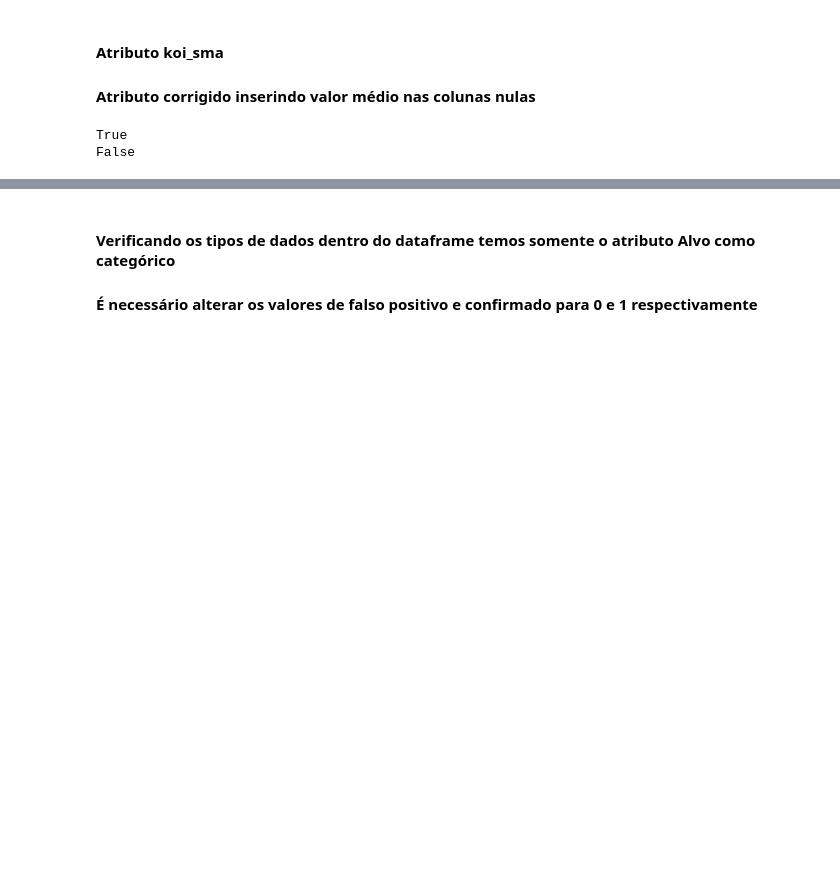
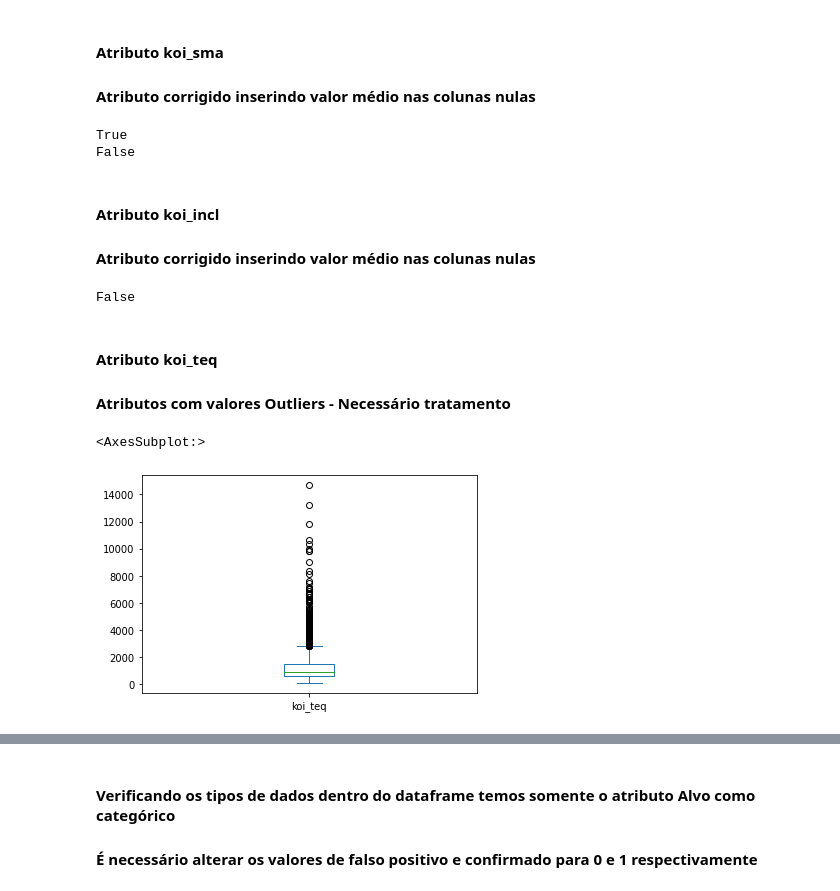
Before and after one commit to diogopena/exoplanet_classification_ml_model, a Jupyter notebook: exoplanet-ml-model-pt-br.ipynb, the cells around one changed output, grey strips where cells are left out. Drawn from its saved outputs; the diff is of its cells as text; code cells hidden in the pictures; blank space fills up the shorter version.

Commit message:
Kaggle Notebook | exoplanet_ml_model[PT-BR] | Version 7

```diff
--- a/exoplanet-ml-model-pt-br.ipynb
+++ b/exoplanet-ml-model-pt-br.ipynb
@@ -309,3 +309,21 @@ print(df_exoplanets.koi_sma.isna().any())
 # %% [output]
 True
 False
+# %% [markdown]
+#### Atributo koi_incl
+#### Atributo corrigido inserindo valor médio nas colunas nulas
+# %%
+df_exoplanets.koi_incl.describe()
+df_exoplanets.koi_incl.fillna(df_exoplanets.koi_incl.mean(), inplace=True)
+df_exoplanets.koi_incl.isna().any()
+# %% [output]
+False
+# %% [markdown]
+#### Atributo koi_teq
+#### Atributos com valores Outliers - Necessário tratamento
+# %%
+#df_exoplanets.koi_teq.describe()
+df_exoplanets.koi_teq.plot(kind='box')
+# %% [output]
+<AxesSubplot:>
+[figure, added]
```
Also changed, not shown: parts of 44 cells of this notebook.
